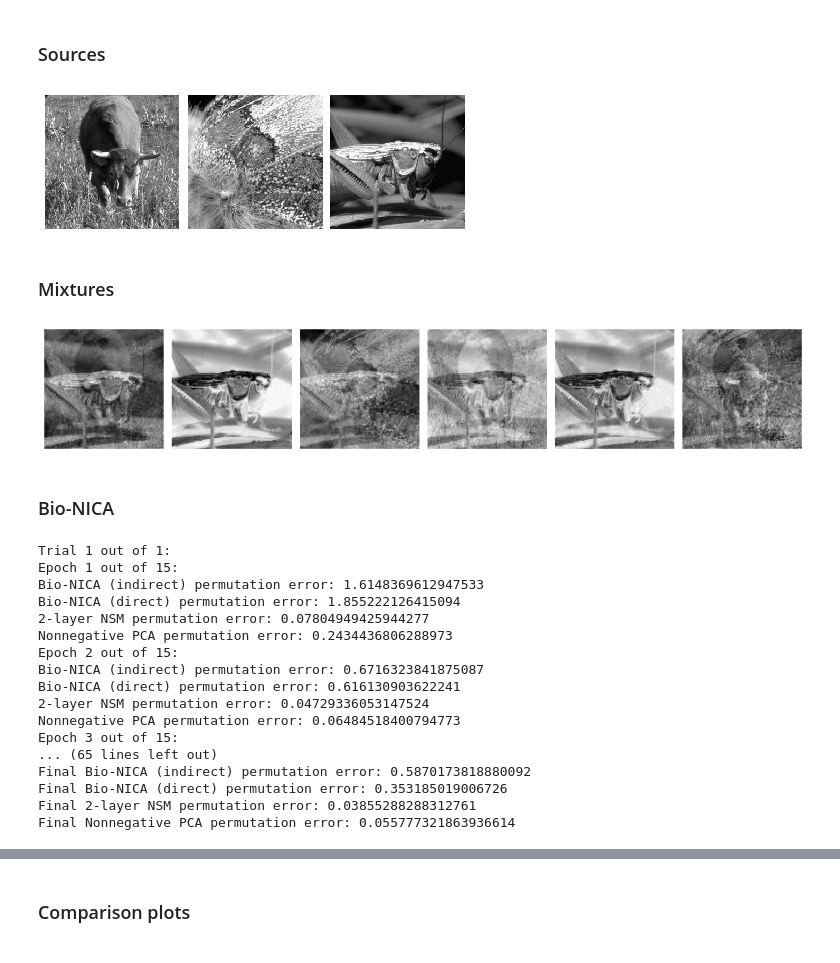
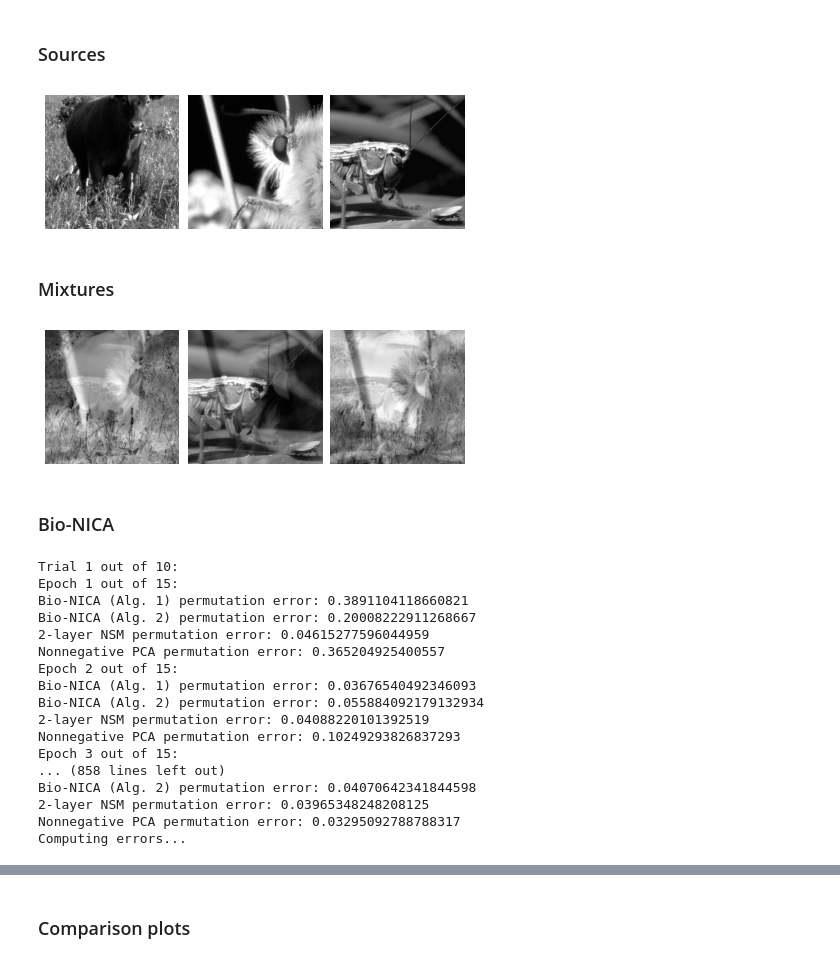
Before and after one commit to flatironinstitute/bio-nica, a Jupyter notebook: demo_image.ipynb, the cells around one changed output, grey strips where cells are left out. Cells and saved outputs as stored; diff of their text form; code cells hidden in the pictures.

Commit message:
optimizing algs for images

```diff
--- a/demo_image.ipynb
+++ b/demo_image.ipynb
@@ -11,8 +11,8 @@ from util import permutation_error, add_fill_lines
 # %% [markdown]
 ### Load desired dataset
 # %%
-S = np.load('datasets/image/sources.npy')
-X = np.load('datasets/image/mixtures.npy')
+S = np.load('datasets/3-dim_images/sources.npy')
+X = np.load('datasets/3-dim_images/mixtures.npy')
 
 s_dim = S.shape[0]
 x_dim = X.shape[0]
@@ -31,22 +36,22 @@ figure.tight_layout(pad=0.5)
 
 plt.show()
 # %% [output]
-[figure, old version]
+[figure, new version]
 # %% [markdown]
 ### Mixtures
 # %%
-figure = plt.figure(figsize=(12,2))
+figure = plt.figure(figsize=(6,2))
 
 for i in range(x_dim):
     plt.subplot(1,x_dim,i+1)
     plt.imshow(X[i].reshape(252,252), cmap="gray")
     plt.axis('off')
 
 figure.tight_layout(pad=0.5)
 
 plt.show()
 # %% [output]
-[figure, old version]
+[figure, new version]
 # %% [markdown]
 ### Bio-NICA
 # %%
@@ -59,12 +64,6 @@ bionica_indirect_err = np.zeros((trials,iters))
 nsm_err = np.zeros((trials,iters))
 npca_err = np.zeros((trials,iters))
 # %%
-# noncentered whitening for Nonnegative PCA
-
-sig, U = np.linalg.eig(np.cov(X))
-
-X_white = U@np.diag([1./np.sqrt(sig[0]),1./np.sqrt(sig[1]),1./np.sqrt(sig[2]),1,1,1])@U.T@X
-
 for i_trial in range(trials):
 
     print(f'Trial {i_trial+1} out of {trials}:')
@@ -113,17 +112,17 @@ for i_trial in range(trials):
 
             if i_epoch==0 and i_sample==100:
                 for j in range(s_dim):
+                    if bionica_indirect_Y[j,0:i_sample].sum()==0:
+                        bionica_indirect.flip_weights(j)
                     if bionica_direct_Y[j,0:i_sample].sum()==0:
                         bionica_direct.flip_weights(j)
-                    if bionica_indirect_Y[j,0:i_sample].sum()==0:
-                        bionica_indirect.flip_weights(j)
                     if nsm_Y[j,0:i_sample].sum()==0:
                         nsm.flip_weights(j)
                     if npca_Y[j,0:i_sample].sum()==0:
                         npca.flip_weights(j)
 
-        print(f'Bio-NICA (indirect) permutation error: {permutation_error(S[:,idx],bionica_indirect_Y[:,i_epoch*samples:(i_epoch+1)*samples])[-1]}')
-        print(f'Bio-NICA (direct) permutation error: {permutation_error(S[:,idx],bionica_direct_Y[:,i_epoch*samples:(i_epoch+1)*samples])[-1]}')
+        print(f'Bio-NICA (Alg. 1) permutation error: {permutation_error(S[:,idx],bionica_indirect_Y[:,i_epoch*samples:(i_epoch+1)*samples])[-1]}')
+        print(f'Bio-NICA (Alg. 2) permutation error: {permutation_error(S[:,idx],bionica_direct_Y[:,i_epoch*samples:(i_epoch+1)*samples])[-1]}')
         print(f'2-layer NSM permutation error: {permutation_error(S[:,idx],nsm_Y[:,i_epoch*samples:(i_epoch+1)*samples])[-1]}')
         print(f'Nonnegative PCA permutation error: {permutation_error(S[:,idx],npca_Y[:,i_epoch*samples:(i_epoch+1)*samples])[-1]}')
 
@@ -134,28 +133,28 @@ for i_trial in range(trials):
     nsm_err[i_trial,:] = permutation_error(S_perm,nsm_Y)
     npca_err[i_trial,:] = permutation_error(S_perm,npca_Y)
 
-    print(f'Final Bio-NICA (indirect) permutation error: {bionica_indirect_err[i_trial,-1]}')
-    print(f'Final Bio-NICA (direct) permutation error: {bionica_direct_err[i_trial,-1]}')
+    print(f'Final Bio-NICA (Alg. 1) permutation error: {bionica_indirect_err[i_trial,-1]}')
+    print(f'Final Bio-NICA (Alg. 2) permutation error: {bionica_direct_err[i_trial,-1]}')
     print(f'Final 2-layer NSM permutation error: {nsm_err[i_trial,-1]}')
     print(f'Final Nonnegative PCA permutation error: {npca_err[i_trial,-1]}')
 # %% [output]
-Trial 1 out of 1:
+Trial 1 out of 10:
 Epoch 1 out of 15:
-Bio-NICA (indirect) permutation error: 1.6148369612947533
-Bio-NICA (direct) permutation error: 1.855222126415094
-2-layer NSM permutation error: 0.07804949425944277
-Nonnegative PCA permutation error: 0.2434436806288973
+Bio-NICA (Alg. 1) permutation error: 0.3891104118660821
+Bio-NICA (Alg. 2) permutation error: 0.20008222911268667
+2-layer NSM permutation error: 0.04615277596044959
+Nonnegative PCA permutation error: 0.365204925400557
 Epoch 2 out of 15:
-Bio-NICA (indirect) permutation error: 0.6716323841875087
-Bio-NICA (direct) permutation error: 0.616130903622241
-2-layer NSM permutation error: 0.04729336053147524
-Nonnegative PCA permutation error: 0.06484518400794773
+Bio-NICA (Alg. 1) permutation error: 0.03676540492346093
+Bio-NICA (Alg. 2) permutation error: 0.055884092179132934
+2-layer NSM permutation error: 0.04088220101392519
+Nonnegative PCA permutation error: 0.10249293826837293
 Epoch 3 out of 15:
-... (65 lines left out)
-Final Bio-NICA (indirect) permutation error: 0.5870173818880092
-Final Bio-NICA (direct) permutation error: 0.353185019006726
-Final 2-layer NSM permutation error: 0.03855288288312761
-Final Nonnegative PCA permutation error: 0.055777321863936614
+... (858 lines left out)
+Bio-NICA (Alg. 2) permutation error: 0.04070642341844598
+2-layer NSM permutation error: 0.03965348248208125
+Nonnegative PCA permutation error: 0.03295092788788317
+Computing errors...
 # %%
 # Display recovered sources:
 
```
Also changed, not shown: parts of 5 cells of this notebook, 8 other files.
